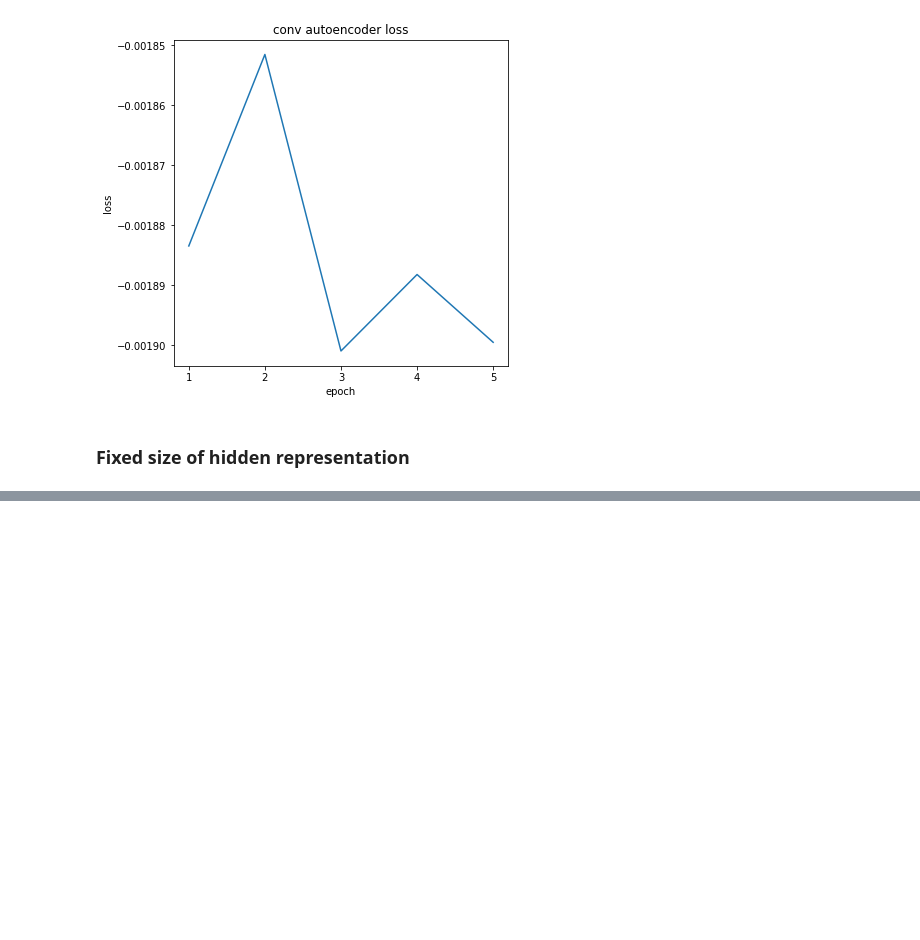
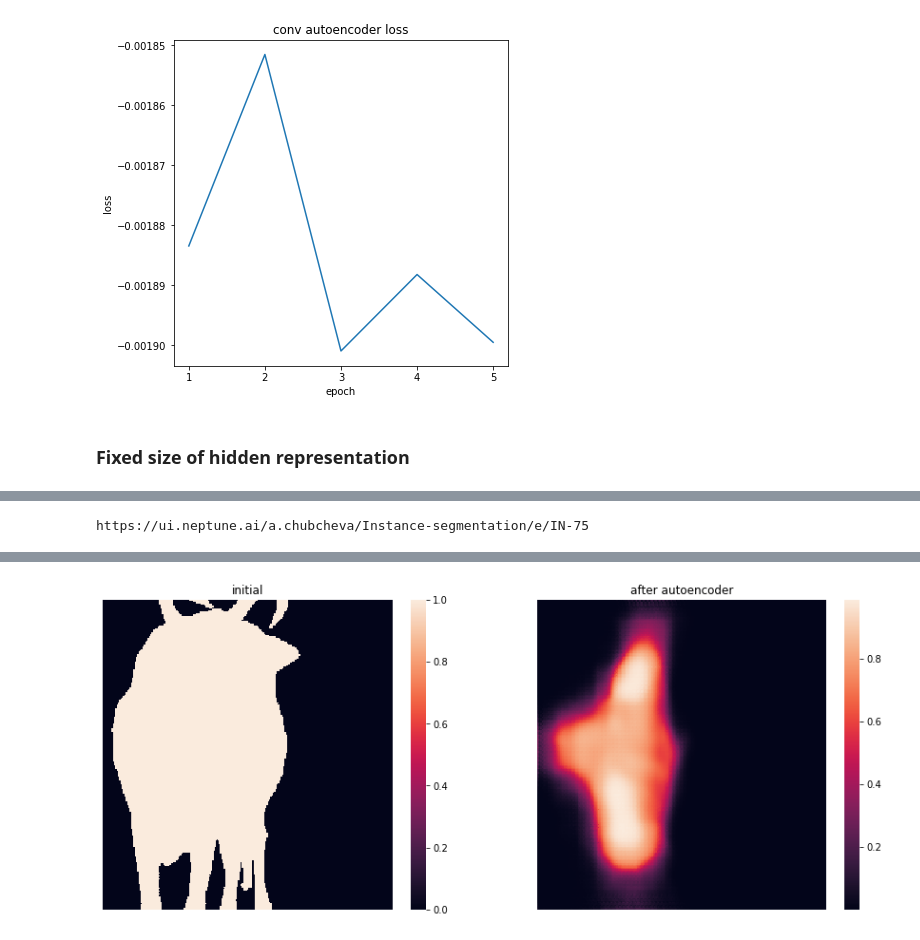
Before and after one commit to a-chubcheva/Instance_segmentation, a Jupyter notebook: Test.ipynb, the cells around one changed output, grey strips where cells are left out. Cells and saved outputs as stored; diff of their text form; code cells hidden in the pictures; blank space fills up the shorter version.

```diff
--- a/Test.ipynb
+++ b/Test.ipynb
@@ -957,2 +398,0 @@ annIds
-# %%
-img, target = val_data[3]
@@ -972,4 +398,0 @@ PIL.Image.Image
-# %%
-k = 3
-x = torch.Tensor(np.ones((5, 3,16,16)))
-x
@@ -997,0 +401,8 @@ torch.Size([5, 3, 32, 32])
+# %%
+class RestoreShape(nn.Module):
+    def __init__(self, initial_shape):
+        super().__init__()
+        self.initial_shape = initial_shape
+
+    def forward(self, x):
+        return x.view([-1]+list(self.initial_shape))
@@ -997,0 +681,21 @@ torch.Size([5, 3, 32, 32])
+# %%
+generator = VAE_GAN().to(device)
+discriminator = Discriminator().to(device)
+e_opt = optim.Adam(generator.encoder.parameters(), lr=1e-3)
+d_opt = optim.Adam(generator.decoder.parameters(), lr=1e-3)
+g_opt = optim.Adam(generator.parameters(), lr=1e-3)
+criterion = nn.MSELoss()
+#criterion = Loss(alpha=3, gamma=3).to(device)
+num_epochs = 10
+adversarial_loss = torch.nn.BCELoss().to(device)
+# %%
+neptune.create_experiment(name='vae - mse')
+vae, loss_history_ae = train_autoencoder(generator,
+                                                criterion,
+                                                g_opt,
+                                                train_loader, num_epochs, epoch_len=500, neptune=neptune)
+
+test_model(vae, val_loader, neptune=neptune)
+neptune.stop()
+# %% [output]
+https://ui.neptune.ai/a.chubcheva/Instance-segmentation/e/IN-75
@@ -997,0 +712 @@ torch.Size([5, 3, 32, 32])
+[figure, added]
```
Also changed, not shown: parts of 58 cells of this notebook, 4 other files.
